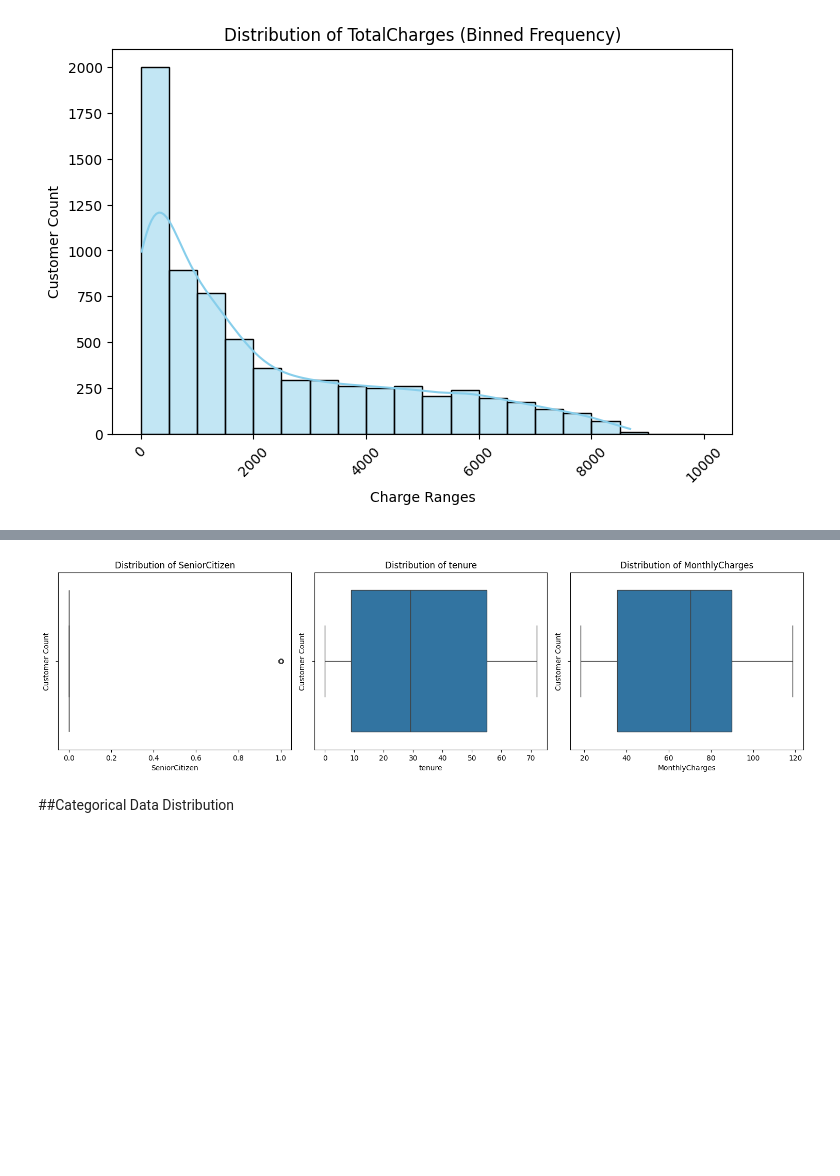
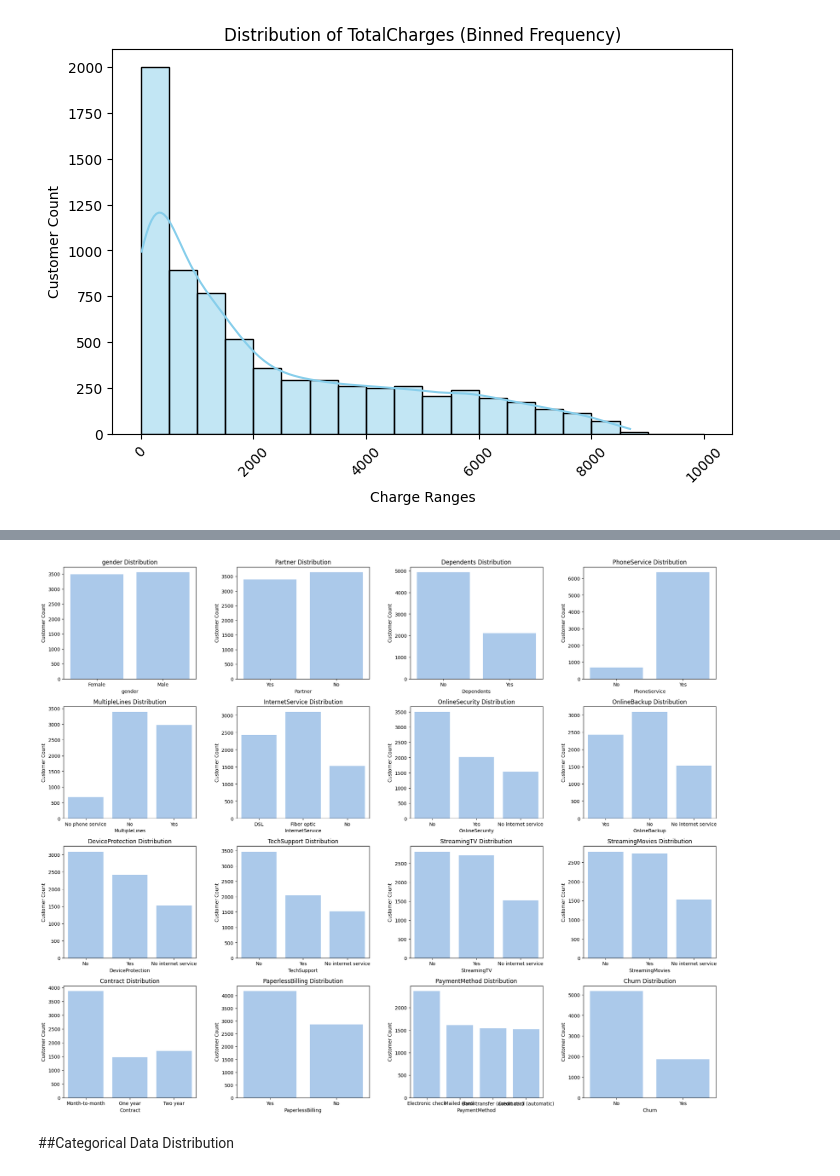
Before and after one commit to Wishmiii/Customer-Churn-Prediction-System-ML, a Jupyter notebook: CustomerChurnPredictionSystem.ipynb, the cells around one changed output, grey strips where cells are left out. Drawn from its saved outputs; the diff is of its cells as text; code cells hidden in the pictures; blank space fills up the shorter version.

Commit message:
Enhance EDA and Continue Data Preprocessing

```diff
--- a/CustomerChurnPredictionSystem.ipynb
+++ b/CustomerChurnPredictionSystem.ipynb
@@ -256,3 +303,16 @@ plt.ylabel("Customer Count")
 plt.show()
 # %% [output]
 [figure]
+# %%
+#Boxplots of Numeric Variables
+numerical_cols=['tenure', 'MonthlyCharges', 'TotalCharges']
+plt.figure(figsize=(20,20))
+for i, col in enumerate(numerical_cols):
+  plt.subplot(4,4,i+1)
+  series = pd.to_numeric( df[col], errors='coerce')
+  sns.boxplot(y=series, color=sns.color_palette("pastel",8)[0])
+  plt.title(f'{col} Distribution')
+  plt.ylabel(col)
+
+plt.tight_layout()
+plt.show()
@@ -259,17 +345,17 @@ plt.show()
+# %%
+categorical_cols =  [ 'gender', 'Partner', 'Dependents', 'PhoneService', 'MultipleLines', 'InternetService', 'OnlineSecurity', 'OnlineBackup', 'DeviceProtection', 'TechSupport', 'StreamingTV', 'StreamingMovies', 'Contract', 'PaperlessBilling', 'PaymentMethod', 'Churn']
 # %%
-#Boxplots of Numeric Variables
-plt.figure(figsize=(20,12))
-
-for i, col in enumerate(numeruc_columns):
-  plt.subplot(3, 4, i+1)
-  sns.boxplot(x=df[col])
-  plt.title(f'Distribution of {col}')
+plt.figure(figsize=(20,20))
+for i, col in enumerate(categorical_cols):
+  plt.subplot(5,4,i+1)
+  sns.countplot(x=col, data=df, color=sns.color_palette("pastel",8)[0])
+  plt.title(f'{col} Distribution')
   plt.xlabel(col)
   plt.ylabel('Customer Count')
 
 plt.tight_layout()
 plt.show()
 # %% [output]
-[figure, old version]
+[figure, new version]
 # %% [markdown]
 ##Categorical Data Distribution
```
Also changed, not shown: parts of 35 cells of this notebook.
